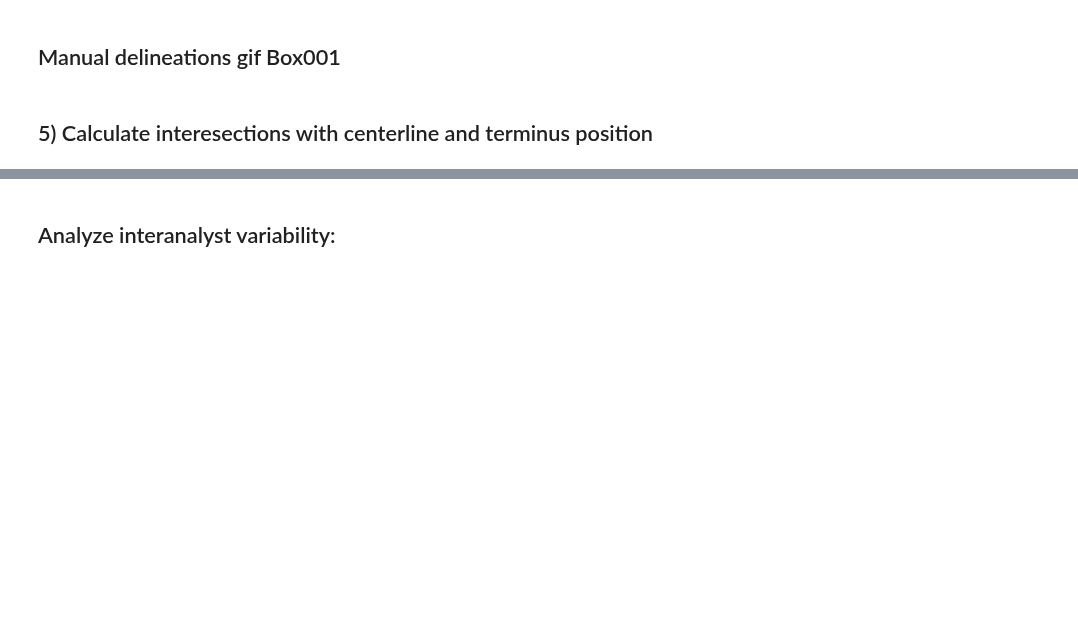
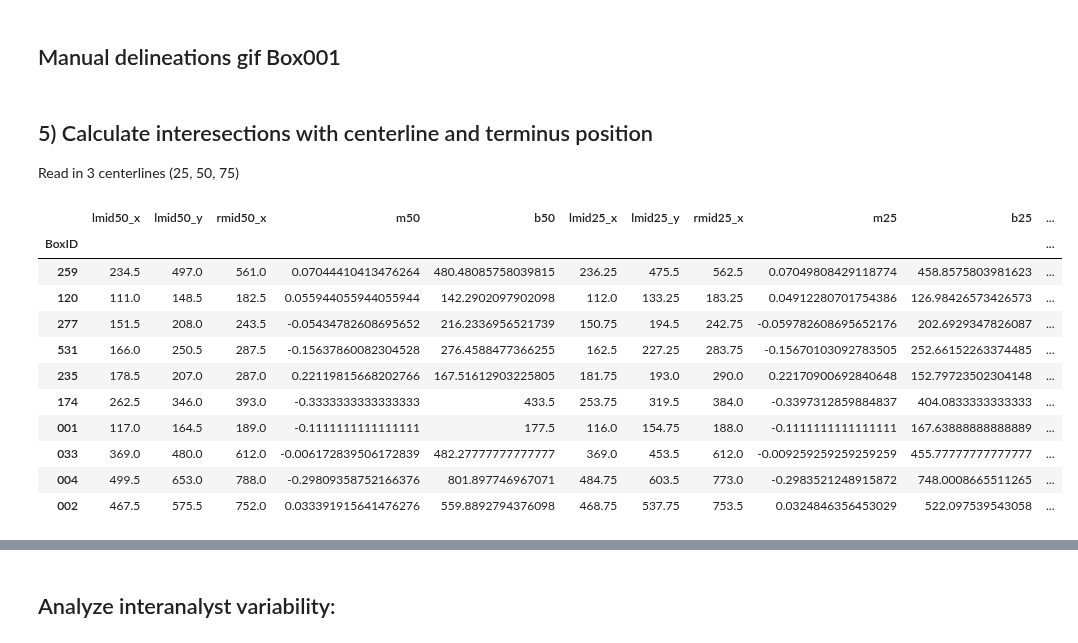
Before and after one commit to jukesliu/automated-glacier-terminus, a Jupyter notebook: Manual_delineations.ipynb, the cells around one changed output, grey strips where cells are left out. Saved outputs shown, nothing was run; the diff lists cells and outputs as text; code cells hidden in the pictures; blank space fills up the shorter version.

```diff
--- a/Manual_delineations.ipynb
+++ b/Manual_delineations.ipynb
@@ -596,6 +418,26 @@ manual_df
 # plt.show()
 # %% [markdown]
 ## 5) Calculate interesections with centerline and terminus position
+
+Read in 3 centerlines (25, 50, 75)
+# %%
+# pathrows_df = pd.read_csv(basepath+'LS_pathrows_multiple.csv', sep=',', usecols =[0,1,2], dtype=str)
+centerline_df = pd.read_csv('/home/jukes/Documents/Sample_glaciers/Boxes_coords_pathrows.csv', sep=',',dtype=str)
+centerline_df = centerline_df.set_index('BoxID')
+centerline_df
+# %% [output]
+|  | lmid50_x | lmid50_y | rmid50_x | m50 | b50 | lmid25_x | lmid25_y | rmid25_x | m25 | b25 | ... |
+| BoxID |  |  |  |  |  |  |  |  |  |  | ... |
+| 259 | 234.5 | 497.0 | 561.0 | 0.07044410413476264 | 480.48085758039815 | 236.25 | 475.5 | 562.5 | 0.07049808429118774 | 458.8575803981623 | ... |
+| 120 | 111.0 | 148.5 | 182.5 | 0.055944055944055944 | 142.2902097902098 | 112.0 | 133.25 | 183.25 | 0.04912280701754386 | 126.98426573426573 | ... |
+| 277 | 151.5 | 208.0 | 243.5 | -0.05434782608695652 | 216.2336956521739 | 150.75 | 194.5 | 242.75 | -0.059782608695652176 | 202.6929347826087 | ... |
+| 531 | 166.0 | 250.5 | 287.5 | -0.15637860082304528 | 276.4588477366255 | 162.5 | 227.25 | 283.75 | -0.15670103092783505 | 252.66152263374485 | ... |
+| 235 | 178.5 | 207.0 | 287.0 | 0.22119815668202766 | 167.51612903225805 | 181.75 | 193.0 | 290.0 | 0.22170900692840648 | 152.79723502304148 | ... |
+| 174 | 262.5 | 346.0 | 393.0 | -0.3333333333333333 | 433.5 | 253.75 | 319.5 | 384.0 | -0.3397312859884837 | 404.0833333333333 | ... |
+| 001 | 117.0 | 164.5 | 189.0 | -0.1111111111111111 | 177.5 | 116.0 | 154.75 | 188.0 | -0.1111111111111111 | 167.63888888888889 | ... |
+| 033 | 369.0 | 480.0 | 612.0 | -0.006172839506172839 | 482.27777777777777 | 369.0 | 453.5 | 612.0 | -0.009259259259259259 | 455.77777777777777 | ... |
+| 004 | 499.5 | 653.0 | 788.0 | -0.29809358752166376 | 801.897746967071 | 484.75 | 603.5 | 773.0 | -0.2983521248915872 | 748.0008665511265 | ... |
+| 002 | 467.5 | 575.5 | 752.0 | 0.033391915641476276 | 559.8892794376098 | 468.75 | 537.75 | 753.5 | 0.0324846356453029 | 522.097539543058 | ... |
 # %%
 intersection_x = []
 intersection_y = []
```
Also changed, not shown: parts of 32 cells of this notebook, 2 other files.
